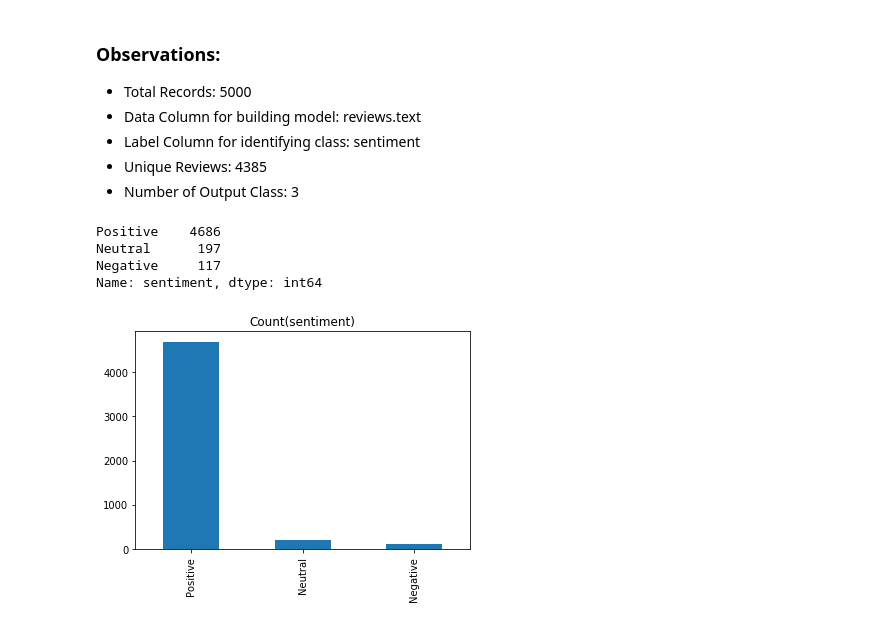
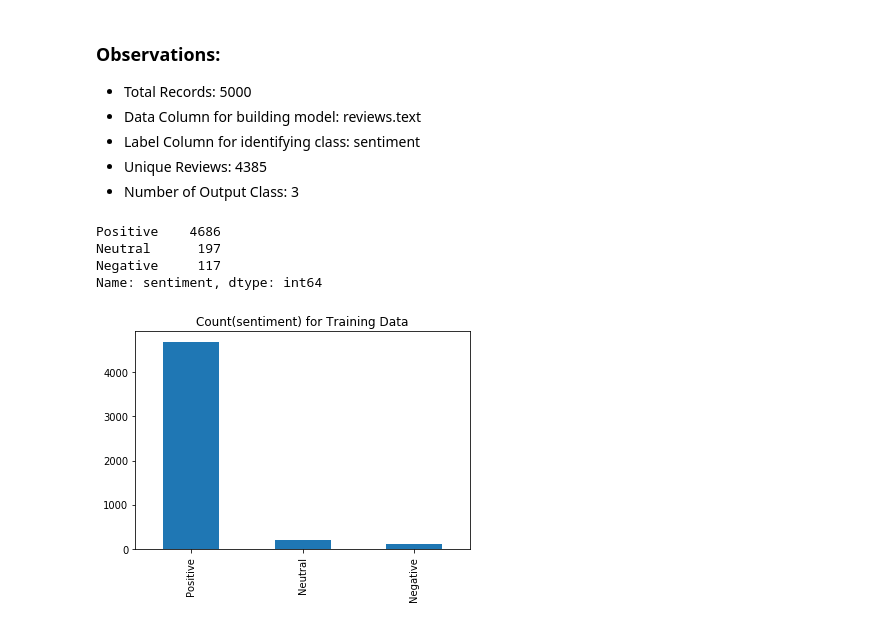
Before and after one commit to snbhattacharjya/Simplilearn, a Jupyter notebook: Capstone Project/E-commerce.ipynb, the cells around one changed output. Saved outputs shown, nothing was run; the diff lists cells and outputs as text; code cells hidden in the pictures.

```diff
--- a/Capstone Project/E-commerce.ipynb
+++ b/Capstone Project/E-commerce.ipynb
@@ -164,12 +192,12 @@ memory usage: 351.6+ KB
 - Number of Output Class: 3
 # %%
 print(merge_df['sentiment'].value_counts())
-merge_df['sentiment'].value_counts().plot(kind='bar', title="Count(sentiment)")
+merge_df['sentiment'].value_counts().plot(kind='bar', title="Count(sentiment) for Training Data")
 plt.show()
 # %% [output]
 Positive    4686
 Neutral      197
 Negative     117
 Name: sentiment, dtype: int64
-[figure, old version]
+[figure, new version]
 # %%
```
Also changed, not shown: parts of 52 cells of this notebook.
